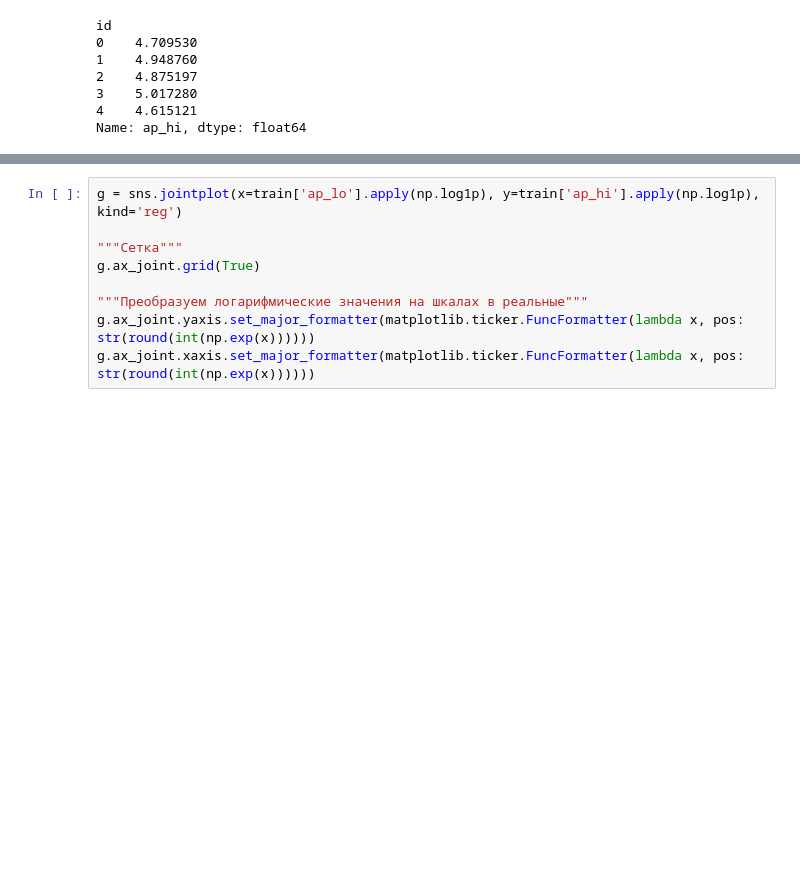
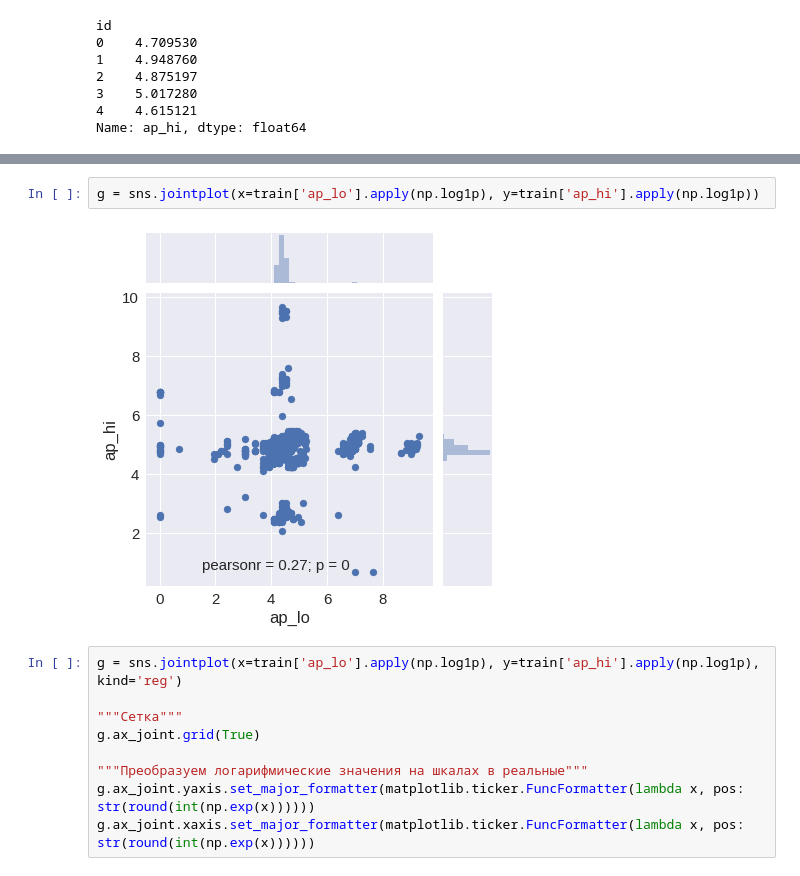
Before and after one commit to 29silenT/mlcourse_open, a Jupyter notebook: jupyter_notebooks/topic02_visual_analysis/hw2_session2_visual_analysis_basics.ipynb, the cells around one changed output, grey strips where cells are left out. Saved outputs shown, nothing was run; the diff lists cells and outputs as text; blank space fills up the shorter version.

```diff
--- a/jupyter_notebooks/topic02_visual_analysis/hw2_session2_visual_analysis_basics.ipynb
+++ b/jupyter_notebooks/topic02_visual_analysis/hw2_session2_visual_analysis_basics.ipynb
@@ -279,3 +276,7 @@ Name: ap_hi, dtype: float64
+# %%
+g = sns.jointplot(x=train['ap_lo'].apply(np.log1p), y=train['ap_hi'].apply(np.log1p))
+# %% [output]
+[figure, added]
 # %%
 g = sns.jointplot(x=train['ap_lo'].apply(np.log1p), y=train['ap_hi'].apply(np.log1p), kind='reg')
 
```
Also changed, not shown: parts of 1 cell of this notebook, 1 other file.
